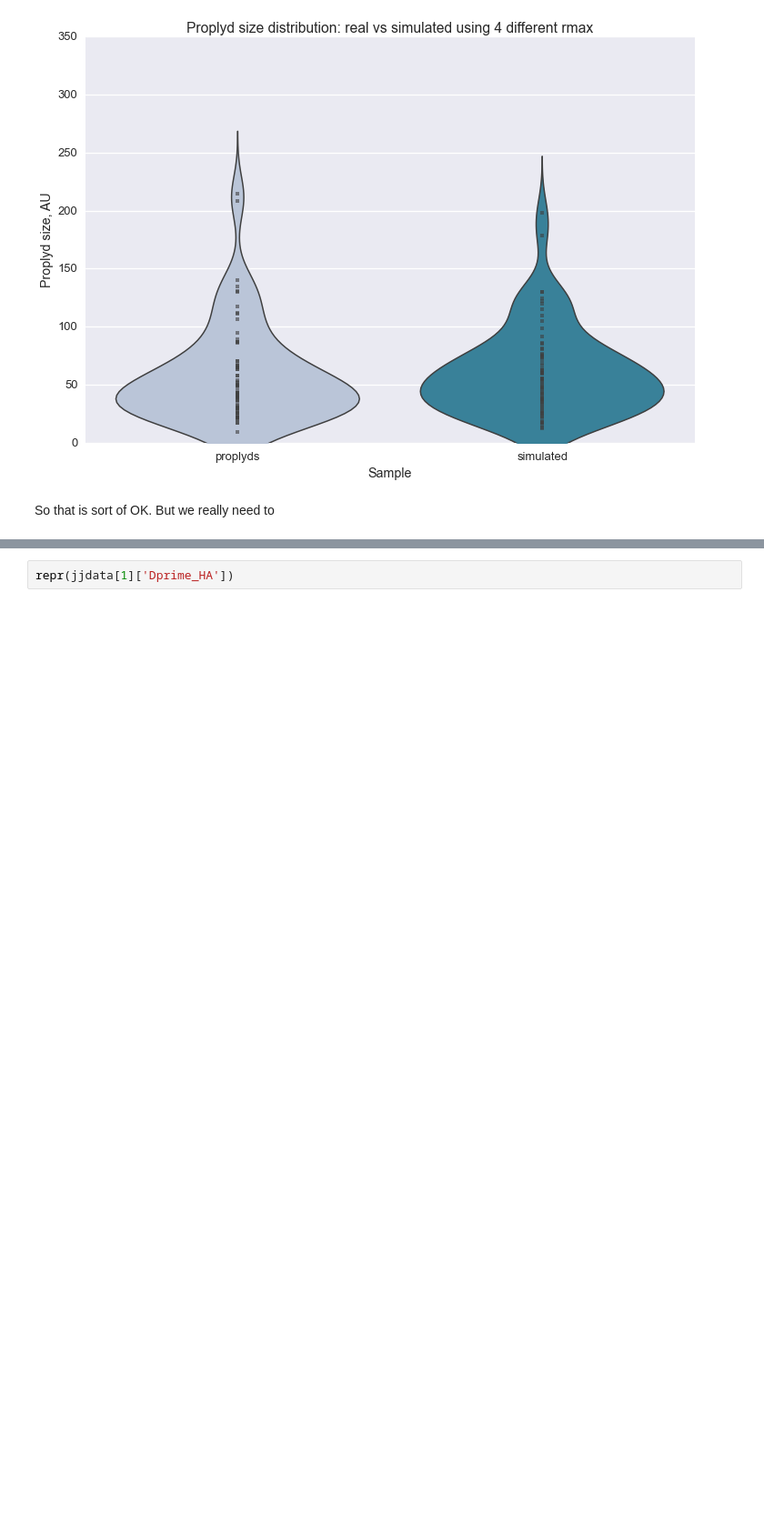
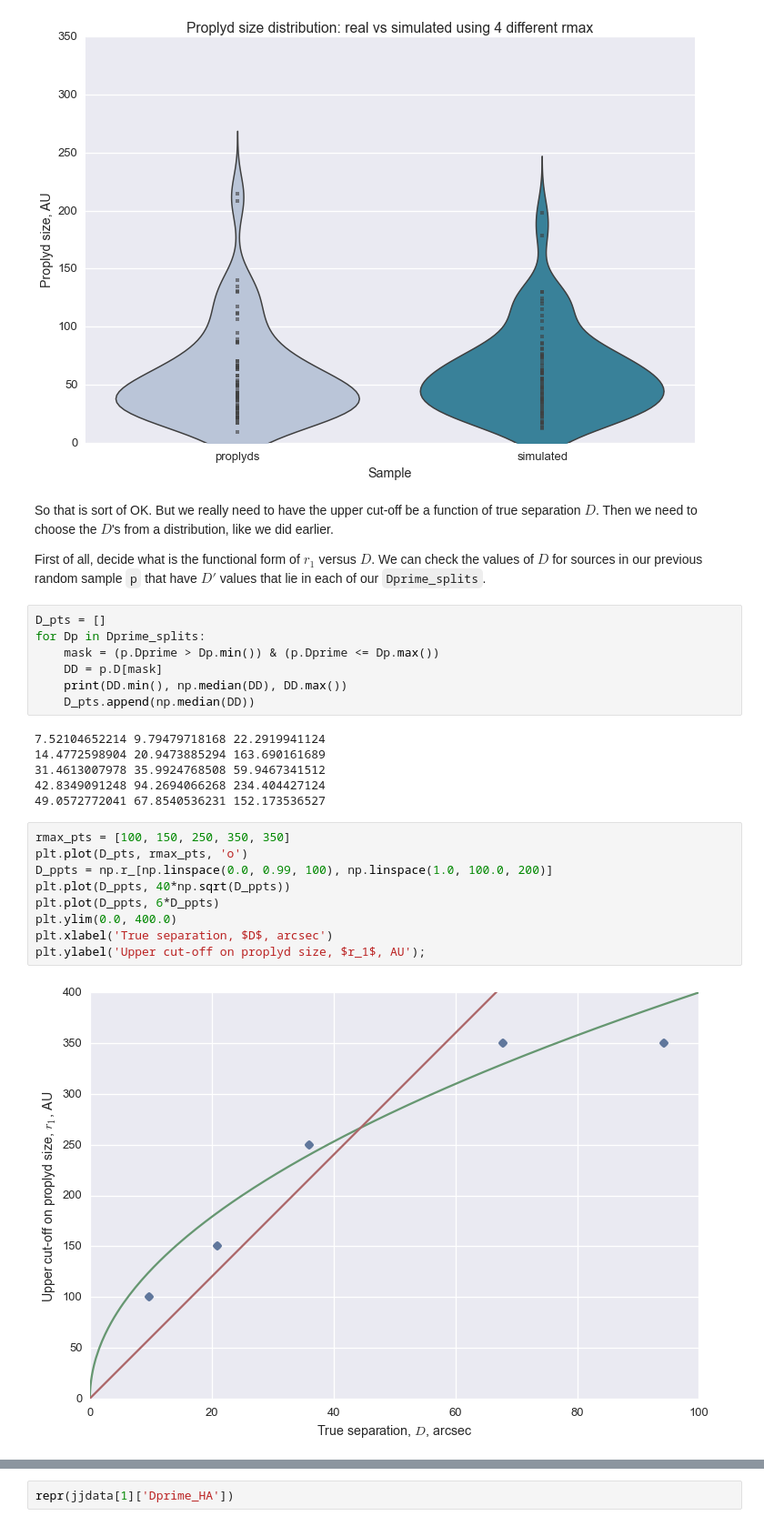
Before and after one commit to will-henney/bowshock-shape, a Jupyter notebook: Proplyd distribution.ipynb, the cells around one changed output, grey strips where cells are left out. Shown at 91% size. Cells and saved outputs as stored; diff of their text form; blank space fills up the shorter version.

```diff
--- a/Proplyd distribution.ipynb
+++ b/Proplyd distribution.ipynb
@@ -1047,5 +1053,31 @@ plt.ylabel("Proplyd size, AU")
 plt.xlabel("Sample");
 # %% [output]
 [figure]
-# %% [markdown]
-So that is sort of OK.  But we really need to
+# %% [markdown]
+So that is sort of OK.  But we really need to have the upper cut-off be a function of true separation $D$.  Then we need to choose the $D$'s from a distribution, like we did earlier.
+
+First of all, decide what is the functional form of $r_1$ versus $D$.  We can check the values of $D$ for sources in our previous random sample `p` that have $D'$ values that lie in each of our `Dprime_splits`.
+# %%
+D_pts = []
+for Dp in Dprime_splits:
+    mask = (p.Dprime > Dp.min()) & (p.Dprime <= Dp.max())
+    DD = p.D[mask]
+    print(DD.min(), np.median(DD), DD.max())
+    D_pts.append(np.median(DD))
+# %% [output]
+7.52104652214 9.79479718168 22.2919941124
+14.4772598904 20.9473885294 163.690161689
+31.4613007978 35.9924768508 59.9467341512
+42.8349091248 94.2694066268 234.404427124
+49.0572772041 67.8540536231 152.173536527
+# %%
+rmax_pts = [100, 150, 250, 350, 350]
+plt.plot(D_pts, rmax_pts, 'o')
+D_ppts = np.r_[np.linspace(0.0, 0.99, 100), np.linspace(1.0, 100.0, 200)]
+plt.plot(D_ppts, 40*np.sqrt(D_ppts))
+plt.plot(D_ppts, 6*D_ppts)
+plt.ylim(0.0, 400.0)
+plt.xlabel('True separation, $D$, arcsec')
+plt.ylabel('Upper cut-off on proplyd size, $r_1$, AU');
+# %% [output]
+[figure, added]
```
Also changed, not shown: parts of 18 cells of this notebook.
